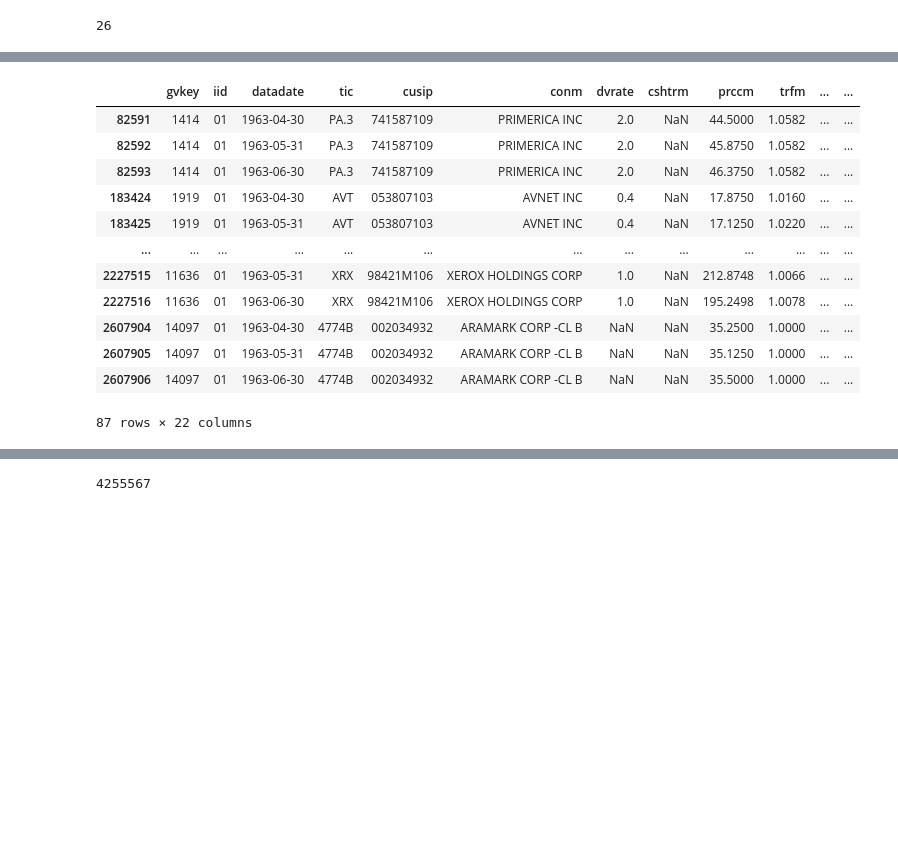
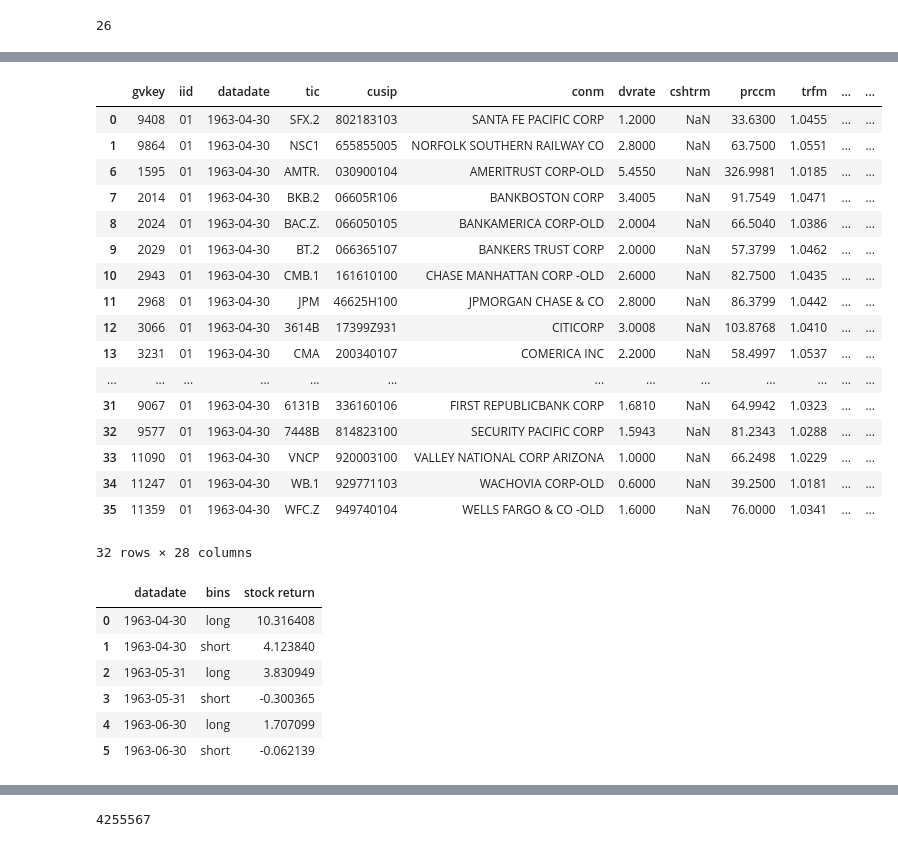
Before and after one commit to pranavrc111/inflation_trading, a Jupyter notebook: gics.ipynb, the cells around one changed output, grey strips where cells are left out. Cells and saved outputs as stored; diff of their text form; code cells hidden in the pictures; blank space fills up the shorter version.

```diff
--- a/gics.ipynb
+++ b/gics.ipynb
@@ -537,3 +555,5 @@ stocks["market_cap"] = stocks["prccm"] * stocks["cshoq"]
+# %%
+stocks["market_cap_shifted"] = stocks.groupby("gvkey")["market_cap"].shift(1)
 # %%
 # import ployly
 import plotly.express as px
@@ -653,10 +671,14 @@ NameError: name 'get_existing_inflation_regime' is not defined
 # %%
-# get dates that are more than max but less than first row start date of dates
-get_existing_inflation_regime = change_in_regime[(change_in_regime['date'] >= stocks["datadate"].min()) & (change_in_regime["date"] < dates.iloc[0]["start_date"])]["Inflation"].values[0]
+try:
+    # get dates that are more than max but less than first row start date of dates
+    get_existing_inflation_regime = change_in_regime[(change_in_regime['date'] >= stocks["datadate"].min()) & (change_in_regime["date"] < dates.iloc[0]["start_date"])]["Inflation"].values[0]
 
-get_existing_inflation_regime
-# append to beginning of dates
-dates = pd.concat([pd.DataFrame([[stocks["datadate"].min(), get_existing_inflation_regime, dates.iloc[0]["start_date"]-MonthEnd(1)]], columns=["start_date", "inflation_regime", "end_date"]), dates])
+
+    # append to beginning of dates
+    dates = pd.concat([pd.DataFrame([[stocks["datadate"].min(), get_existing_inflation_regime, dates.iloc[0]["start_date"]-MonthEnd(1)]], columns=["start_date", "inflation_regime", "end_date"]), dates])
+
+except IndexError:
+    pass
 # %%
 dates
 # %% [output]
@@ -914,3 +958,5 @@ gics
+# %%
+gics = pd.read_csv("data/gics-map-2018.csv")
 # %%
 gics_name = "IndustryGroup"
 
@@ -1014,39 +1057,63 @@ portfolio
 # %%
 skip_first = 1
 for i in range(skip_first,len(portfolio["date"])-1):
 
     current_date = portfolio["date"].values[i]
     next_date = portfolio["date"].values[i+1]
 
     # get the stocks during that dates
     stocks_current_date = stocks[(stocks["datadate"] >= current_date) & (stocks["datadate"] < next_date)]
 
     # get long stocks from current date
     long_stocks = portfolio["long"].values[i]
     # get short stocks from current date
     short_stocks = portfolio["short"].values[i]
 
-    stocks_long = stocks_current_date[stocks_current_date["gvkey"].isin(long_stocks)]
-    stocks_short = stocks_current_date[stocks_current_date["gvkey"].isin(short_stocks)]
+    stocks_long = stocks_current_date[stocks_current_date["gvkey"].isin(long_stocks)].copy()
+    stocks_short = stocks_current_date[stocks_current_date["gvkey"].isin(short_stocks)].copy()
+
+    stocks_long["bins"] = "long"
+    stocks_short["bins"] = "short"
+
+    # concat long and short stocks
+    stocks_long_short = pd.concat([stocks_long, stocks_short], ignore_index=True)
+
+    stocks_long_short = pd.merge(stocks_long_short, stocks_long_short.groupby(["datadate", "bins"])["market_cap_shifted"].sum().reset_index(), on=["datadate", "bins"], how="inner").rename({"market_cap_shifted_y": "Sum Market Cap Shifted", "market_cap_shifted_x": "market_cap_shifted"}, axis=1)
+
+    stocks_long_short["weight"] = stocks_long_short["market_cap_shifted"] / stocks_long_short["Sum Market Cap Shifted"]
+    stocks_long_short["stock return"] = stocks_long_short["trt1m"] * stocks_long_short["weight"]
+
+    display(stocks_long_short[stocks_long_short["datadate"] == "1963-04-30"])
 
 
-
-
-
+    # sum all long returns group by month
+    display(stocks_long_short.groupby(["datadate", "bins"])["stock return"].sum().reset_index())
 
 
     break
 # %% [output]
 |  | gvkey | iid | datadate | tic | cusip | conm | dvrate | cshtrm | prccm | trfm | ... | ... |
-| 82591 | 1414 | 01 | 1963-04-30 | PA.3 | 741587109 | PRIMERICA INC | 2.0 | NaN | 44.5000 | 1.0582 | ... | ... |
-| 82592 | 1414 | 01 | 1963-05-31 | PA.3 | 741587109 | PRIMERICA INC | 2.0 | NaN | 45.8750 | 1.0582 | ... | ... |
-| 82593 | 1414 | 01 | 1963-06-30 | PA.3 | 741587109 | PRIMERICA INC | 2.0 | NaN | 46.3750 | 1.0582 | ... | ... |
-| 183424 | 1919 | 01 | 1963-04-30 | AVT | 053807103 | AVNET INC | 0.4 | NaN | 17.8750 | 1.0160 | ... | ... |
-| 183425 | 1919 | 01 | 1963-05-31 | AVT | 053807103 | AVNET INC | 0.4 | NaN | 17.1250 | 1.0220 | ... | ... |
+| 0 | 9408 | 01 | 1963-04-30 | SFX.2 | 802183103 | SANTA FE PACIFIC CORP | 1.2000 | NaN | 33.6300 | 1.0455 | ... | ... |
+| 1 | 9864 | 01 | 1963-04-30 | NSC1 | 655855005 | NORFOLK SOUTHERN RAILWAY CO | 2.8000 | NaN | 63.7500 | 1.0551 | ... | ... |
+| 6 | 1595 | 01 | 1963-04-30 | AMTR. | 030900104 | AMERITRUST CORP-OLD | 5.4550 | NaN | 326.9981 | 1.0185 | ... | ... |
+| 7 | 2014 | 01 | 1963-04-30 | BKB.2 | 06605R106 | BANKBOSTON CORP | 3.4005 | NaN | 91.7549 | 1.0471 | ... | ... |
+| 8 | 2024 | 01 | 1963-04-30 | BAC.Z. | 066050105 | BANKAMERICA CORP-OLD | 2.0004 | NaN | 66.5040 | 1.0386 | ... | ... |
+| 9 | 2029 | 01 | 1963-04-30 | BT.2 | 066365107 | BANKERS TRUST CORP | 2.0000 | NaN | 57.3799 | 1.0462 | ... | ... |
+| 10 | 2943 | 01 | 1963-04-30 | CMB.1 | 161610100 | CHASE MANHATTAN CORP -OLD | 2.6000 | NaN | 82.7500 | 1.0435 | ... | ... |
+| 11 | 2968 | 01 | 1963-04-30 | JPM | 46625H100 | JPMORGAN CHASE & CO | 2.8000 | NaN | 86.3799 | 1.0442 | ... | ... |
+| 12 | 3066 | 01 | 1963-04-30 | 3614B | 17399Z931 | CITICORP | 3.0008 | NaN | 103.8768 | 1.0410 | ... | ... |
+| 13 | 3231 | 01 | 1963-04-30 | CMA | 200340107 | COMERICA INC | 2.2000 | NaN | 58.4997 | 1.0537 | ... | ... |
 | ... | ... | ... | ... | ... | ... | ... | ... | ... | ... | ... | ... | ... |
-| 2227515 | 11636 | 01 | 1963-05-31 | XRX | 98421M106 | XEROX HOLDINGS CORP | 1.0 | NaN | 212.8748 | 1.0066 | ... | ... |
-| 2227516 | 11636 | 01 | 1963-06-30 | XRX | 98421M106 | XEROX HOLDINGS CORP | 1.0 | NaN | 195.2498 | 1.0078 | ... | ... |
-| 2607904 | 14097 | 01 | 1963-04-30 | 4774B | 002034932 | ARAMARK CORP -CL B | NaN | NaN | 35.2500 | 1.0000 | ... | ... |
-| 2607905 | 14097 | 01 | 1963-05-31 | 4774B | 002034932 | ARAMARK CORP -CL B | NaN | NaN | 35.1250 | 1.0000 | ... | ... |
-| 2607906 | 14097 | 01 | 1963-06-30 | 4774B | 002034932 | ARAMARK CORP -CL B | NaN | NaN | 35.5000 | 1.0000 | ... | ... |
+| 31 | 9067 | 01 | 1963-04-30 | 6131B | 336160106 | FIRST REPUBLICBANK CORP | 1.6810 | NaN | 64.9942 | 1.0323 | ... | ... |
+| 32 | 9577 | 01 | 1963-04-30 | 7448B | 814823100 | SECURITY PACIFIC CORP | 1.5943 | NaN | 81.2343 | 1.0288 | ... | ... |
+| 33 | 11090 | 01 | 1963-04-30 | VNCP | 920003100 | VALLEY NATIONAL CORP ARIZONA | 1.0000 | NaN | 66.2498 | 1.0229 | ... | ... |
+| 34 | 11247 | 01 | 1963-04-30 | WB.1 | 929771103 | WACHOVIA CORP-OLD | 0.6000 | NaN | 39.2500 | 1.0181 | ... | ... |
+| 35 | 11359 | 01 | 1963-04-30 | WFC.Z | 949740104 | WELLS FARGO & CO -OLD | 1.6000 | NaN | 76.0000 | 1.0341 | ... | ... |
-87 rows × 22 columns
+32 rows × 28 columns
+|  | datadate | bins | stock return |
+| 0 | 1963-04-30 | long | 10.316408 |
+| 1 | 1963-04-30 | short | 4.123840 |
+| 2 | 1963-05-31 | long | 3.830949 |
+| 3 | 1963-05-31 | short | -0.300365 |
+| 4 | 1963-06-30 | long | 1.707099 |
+| 5 | 1963-06-30 | short | -0.062139 |
```
Also changed, not shown: parts of 31 cells of this notebook.
